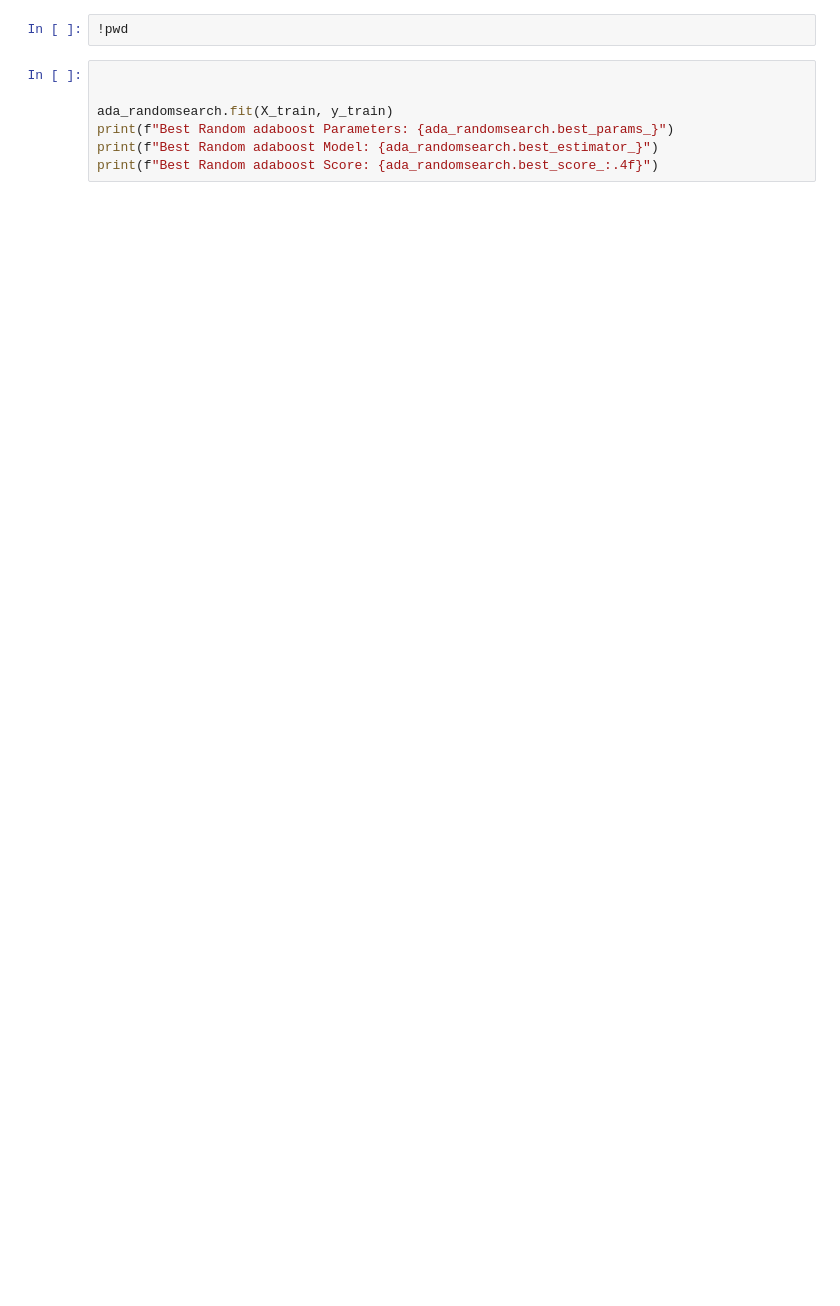
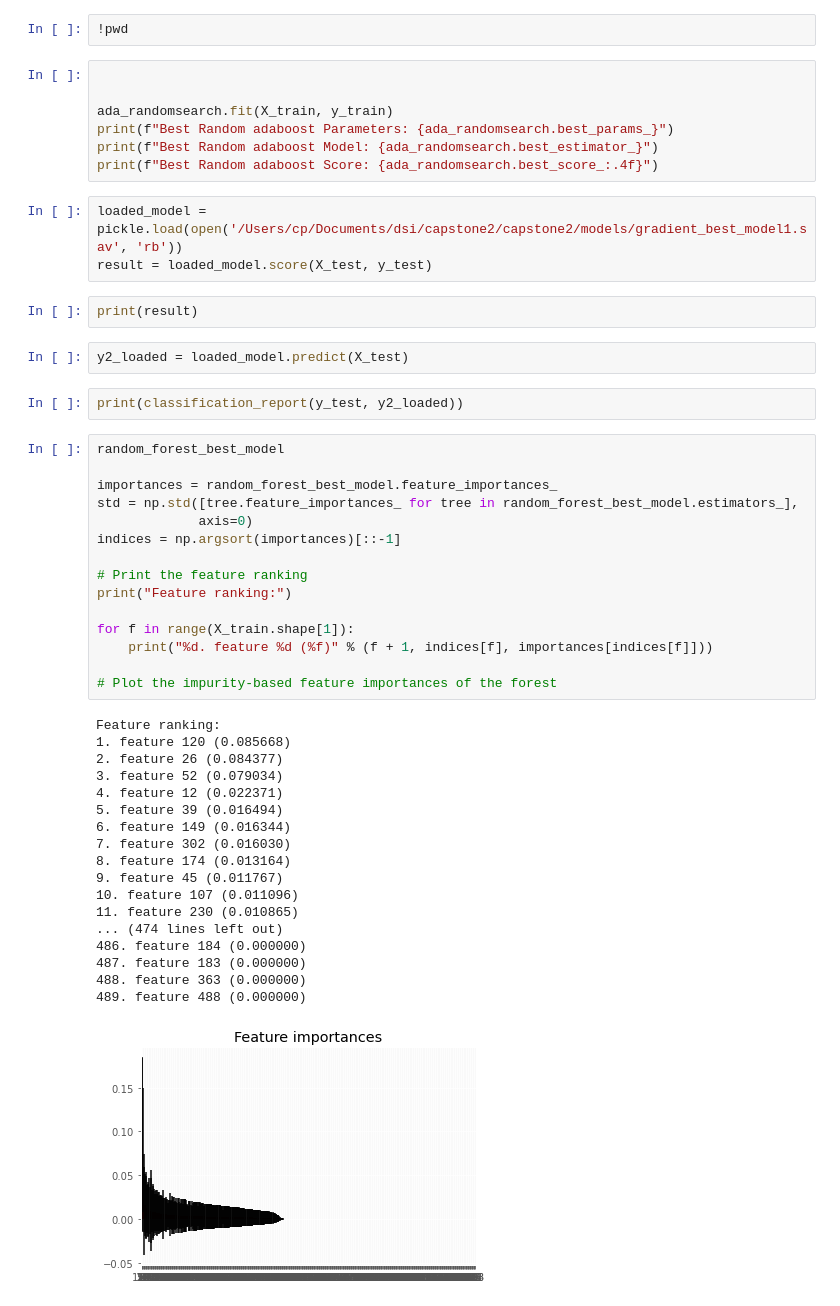
Before and after one commit to Cpizzle1/capstone2, a Jupyter notebook: notebooks/Models.ipynb, the cells around one changed output. Drawn from its saved outputs; the diff is of its cells as text; blank space fills up the shorter version.

```diff
--- a/notebooks/Models.ipynb
+++ b/notebooks/Models.ipynb
@@ -420,3 +503,46 @@ ada_randomsearch.fit(X_train, y_train)
 print(f"Best Random adaboost Parameters: {ada_randomsearch.best_params_}")
 print(f"Best Random adaboost Model: {ada_randomsearch.best_estimator_}")
 print(f"Best Random adaboost Score: {ada_randomsearch.best_score_:.4f}")
+# %%
+loaded_model = pickle.load(open('/Users/cp/Documents/dsi/capstone2/capstone2/models/gradient_best_model1.sav', 'rb'))
+result = loaded_model.score(X_test, y_test)
+# %%
+print(result)
+# %%
+y2_loaded = loaded_model.predict(X_test)
+# %%
+print(classification_report(y_test, y2_loaded))
+# %%
+random_forest_best_model
+
+importances = random_forest_best_model.feature_importances_
+std = np.std([tree.feature_importances_ for tree in random_forest_best_model.estimators_],
+             axis=0)
+indices = np.argsort(importances)[::-1]
+
+# Print the feature ranking
+print("Feature ranking:")
+
+for f in range(X_train.shape[1]):
+    print("%d. feature %d (%f)" % (f + 1, indices[f], importances[indices[f]]))
+
+# Plot the impurity-based feature importances of the forest
+# %% [output]
+Feature ranking:
+1. feature 120 (0.085668)
+2. feature 26 (0.084377)
+3. feature 52 (0.079034)
+4. feature 12 (0.022371)
+5. feature 39 (0.016494)
+6. feature 149 (0.016344)
+7. feature 302 (0.016030)
+8. feature 174 (0.013164)
+9. feature 45 (0.011767)
+10. feature 107 (0.011096)
+11. feature 230 (0.010865)
+... (474 lines left out)
+486. feature 184 (0.000000)
+487. feature 183 (0.000000)
+488. feature 363 (0.000000)
+489. feature 488 (0.000000)
+[figure, added]
```
Also changed, not shown: parts of 22 cells of this notebook.
